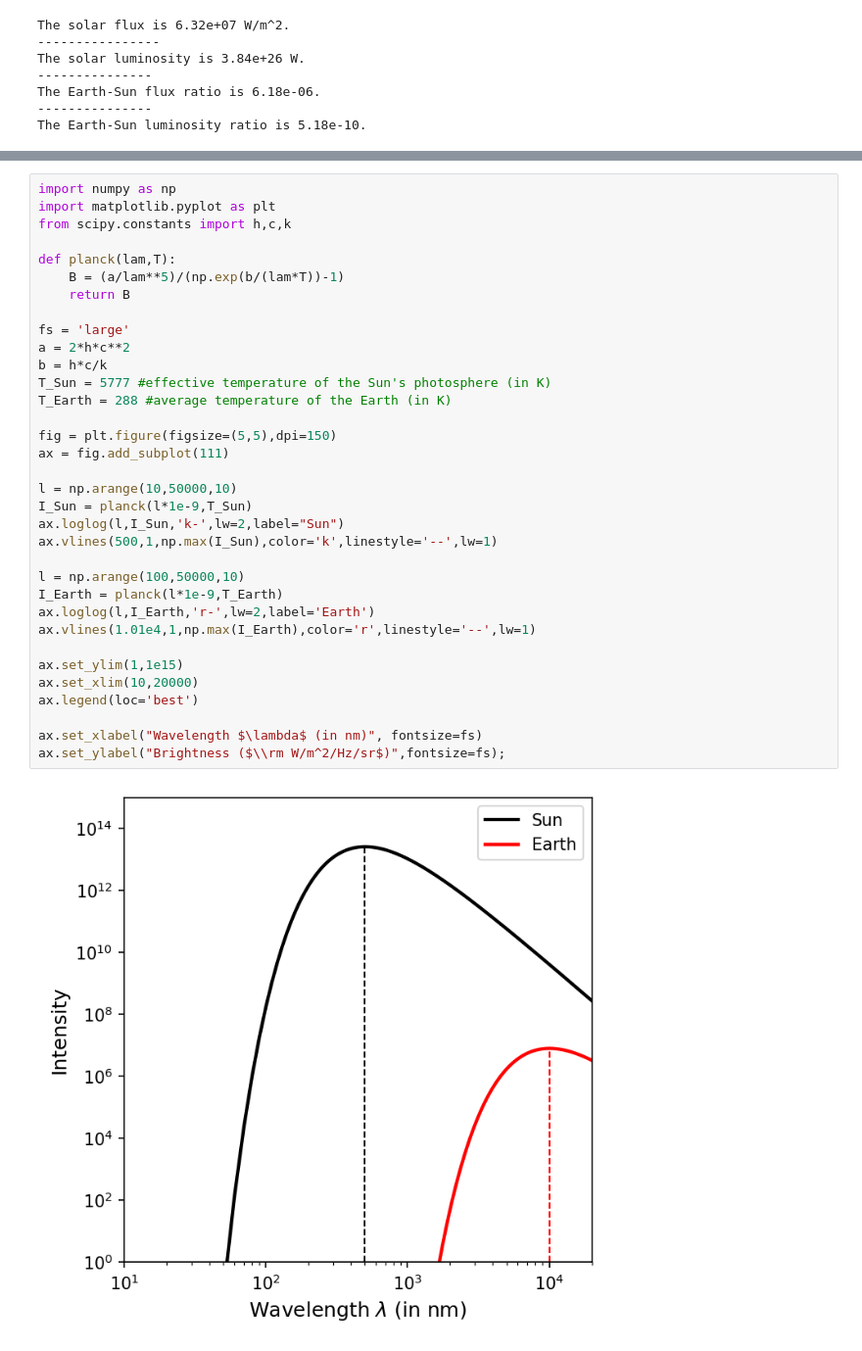
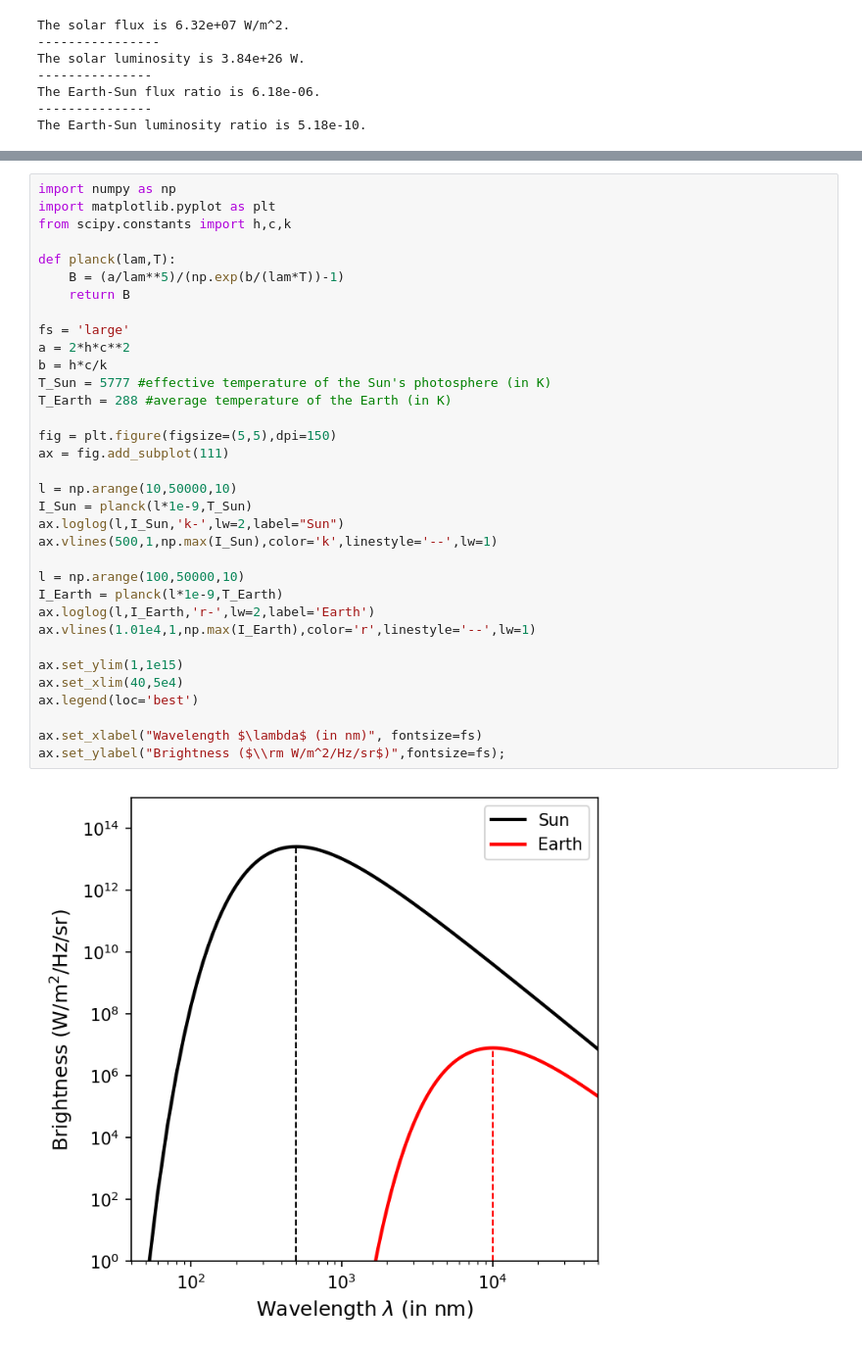
Before and after one commit to saturnaxis/IntroAstro, a Jupyter notebook: _build/jupyter_execute/Tutorials/light.ipynb, the cells around one changed output, grey strips where cells are left out. Shown at 98% size. Drawn from its saved outputs; the diff is of its cells as text.

```diff
--- a/_build/jupyter_execute/Tutorials/light.ipynb
+++ b/_build/jupyter_execute/Tutorials/light.ipynb
@@ -239,32 +239,32 @@ from scipy.constants import h,c,k
 
 def planck(lam,T):
     B = (a/lam**5)/(np.exp(b/(lam*T))-1)
     return B
 
 fs = 'large'
 a = 2*h*c**2
 b = h*c/k
 T_Sun = 5777 #effective temperature of the Sun's photosphere (in K)
 T_Earth = 288 #average temperature of the Earth (in K)
 
 fig = plt.figure(figsize=(5,5),dpi=150)
 ax = fig.add_subplot(111)
 
 l = np.arange(10,50000,10)
 I_Sun = planck(l*1e-9,T_Sun)
 ax.loglog(l,I_Sun,'k-',lw=2,label="Sun")
 ax.vlines(500,1,np.max(I_Sun),color='k',linestyle='--',lw=1)
 
 l = np.arange(100,50000,10)
 I_Earth = planck(l*1e-9,T_Earth)
 ax.loglog(l,I_Earth,'r-',lw=2,label='Earth')
 ax.vlines(1.01e4,1,np.max(I_Earth),color='r',linestyle='--',lw=1)
 
 ax.set_ylim(1,1e15)
-ax.set_xlim(10,20000)
+ax.set_xlim(40,5e4)
 ax.legend(loc='best')
 
 ax.set_xlabel("Wavelength $\lambda$ (in nm)", fontsize=fs)
 ax.set_ylabel("Brightness ($\\rm W/m^2/Hz/sr$)",fontsize=fs);
 # %% [output]
-[figure, old version]
+[figure, new version]
```
Also changed, not shown: 10 other files.
